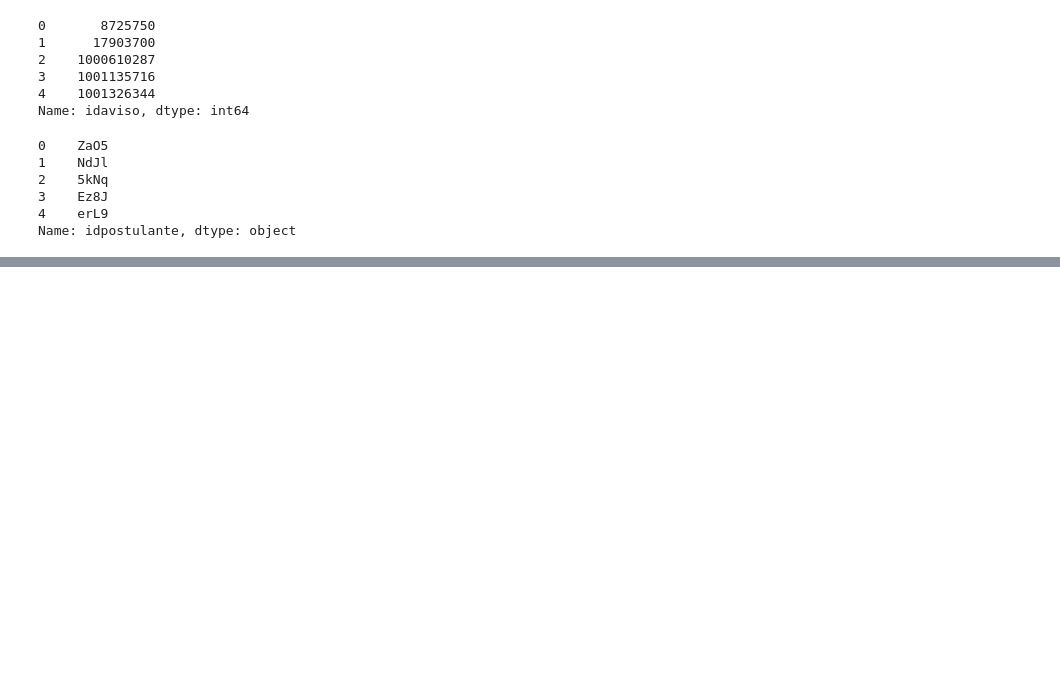
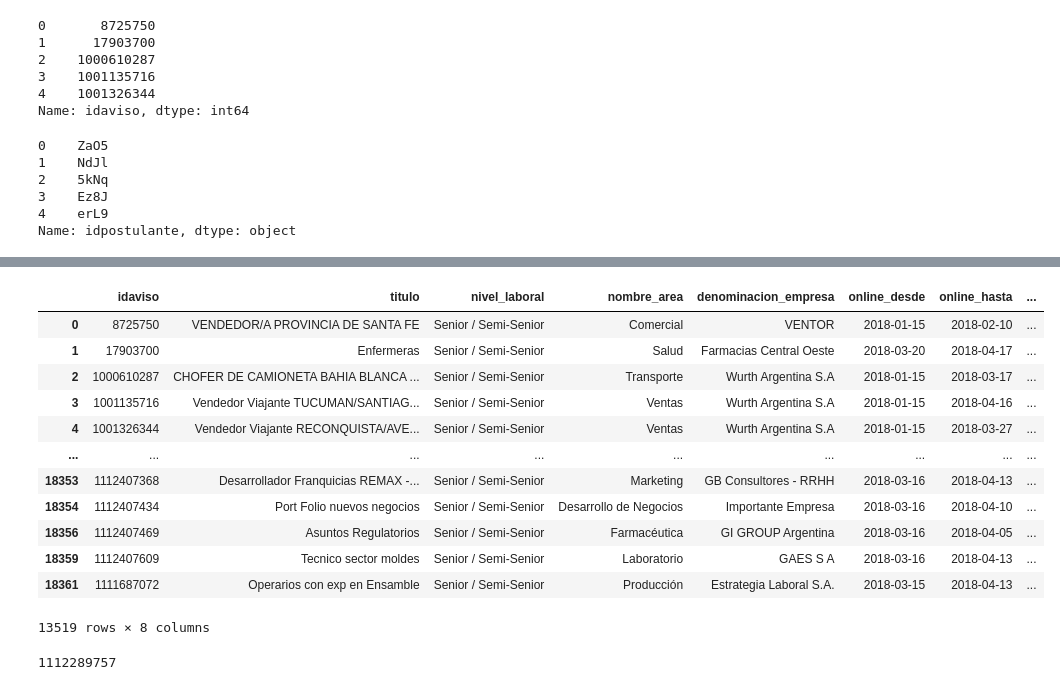
Before and after one commit to naio83/SistemasDeRecomendacion, a Jupyter notebook: challenge_zonaJobs/baseline.ipynb, the cells around one changed output, grey strips where cells are left out. Saved outputs shown, nothing was run; the diff lists cells and outputs as text; code cells hidden in the pictures; blank space fills up the shorter version.

```diff
--- a/challenge_zonaJobs/baseline.ipynb
+++ b/challenge_zonaJobs/baseline.ipynb
@@ -61,0 +261,5 @@ df_baseLine_1.to_csv("./submissions/baseLine_1.csv", index=False)
+# %%
+df_avisos_diff = df_avisos
+# %%
+df_avisos_diff['online_hasta'] = pd.to_datetime(df_avisos_diff['online_hasta'])
+df_avisos_diff['online_desde'] = pd.to_datetime(df_avisos_diff['online_desde'])
@@ -61,0 +270,2 @@ df_baseLine_1.to_csv("./submissions/baseLine_1.csv", index=False)
+# %%
+df_avisos_diff['diff'] = (df_avisos_diff['online_hasta'] - df_avisos_diff['online_desde'])
@@ -61,0 +297,17 @@ df_baseLine_1.to_csv("./submissions/baseLine_1.csv", index=False)
+# %%
+df_avisos_diff = df_avisos_diff.loc[df_avisos['diff'] > '11 days']
+df_avisos_diff
+# %% [output]
+|  | idaviso | titulo | nivel_laboral | nombre_area | denominacion_empresa | online_desde | online_hasta | ... |
+| 0 | 8725750 | VENDEDOR/A PROVINCIA DE SANTA FE | Senior / Semi-Senior | Comercial | VENTOR | 2018-01-15 | 2018-02-10 | ... |
+| 1 | 17903700 | Enfermeras | Senior / Semi-Senior | Salud | Farmacias Central Oeste | 2018-03-20 | 2018-04-17 | ... |
+| 2 | 1000610287 | CHOFER DE CAMIONETA BAHIA BLANCA ... | Senior / Semi-Senior | Transporte | Wurth Argentina S.A | 2018-01-15 | 2018-03-17 | ... |
+| 3 | 1001135716 | Vendedor Viajante TUCUMAN/SANTIAG... | Senior / Semi-Senior | Ventas | Wurth Argentina S.A | 2018-01-15 | 2018-04-16 | ... |
+| 4 | 1001326344 | Vendedor Viajante RECONQUISTA/AVE... | Senior / Semi-Senior | Ventas | Wurth Argentina S.A | 2018-01-15 | 2018-03-27 | ... |
+| ... | ... | ... | ... | ... | ... | ... | ... | ... |
+| 18353 | 1112407368 | Desarrollador Franquicias REMAX -... | Senior / Semi-Senior | Marketing | GB Consultores - RRHH | 2018-03-16 | 2018-04-13 | ... |
+| 18354 | 1112407434 | Port Folio nuevos negocios | Senior / Semi-Senior | Desarrollo de Negocios | Importante Empresa | 2018-03-16 | 2018-04-10 | ... |
+| 18356 | 1112407469 | Asuntos Regulatorios | Senior / Semi-Senior | Farmacéutica | GI GROUP Argentina | 2018-03-16 | 2018-04-05 | ... |
+| 18359 | 1112407609 | Tecnico sector moldes | Senior / Semi-Senior | Laboratorio | GAES S A | 2018-03-16 | 2018-04-13 | ... |
+| 18361 | 1111687072 | Operarios con exp en Ensamble | Senior / Semi-Senior | Producción | Estrategia Laboral S.A. | 2018-03-15 | 2018-04-13 | ... |
+13519 rows × 8 columns
@@ -61,0 +318,5 @@ df_baseLine_1.to_csv("./submissions/baseLine_1.csv", index=False)
+# %%
+avisoRandom = random.choices(avisos_diff)[0]
+avisoRandom
+# %% [output]
+1112289757
```
Also changed, not shown: parts of 38 cells of this notebook, 3 other files.
